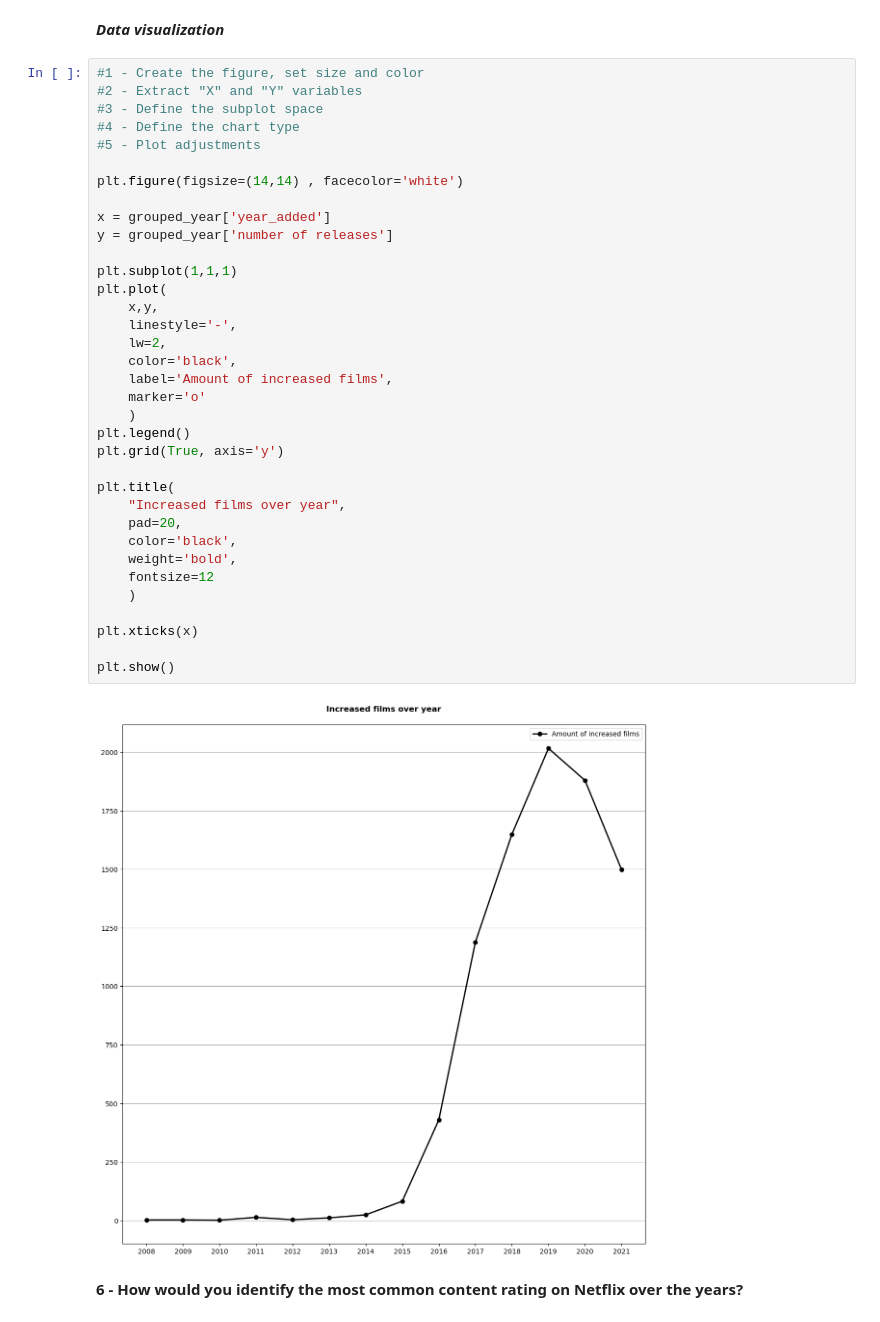
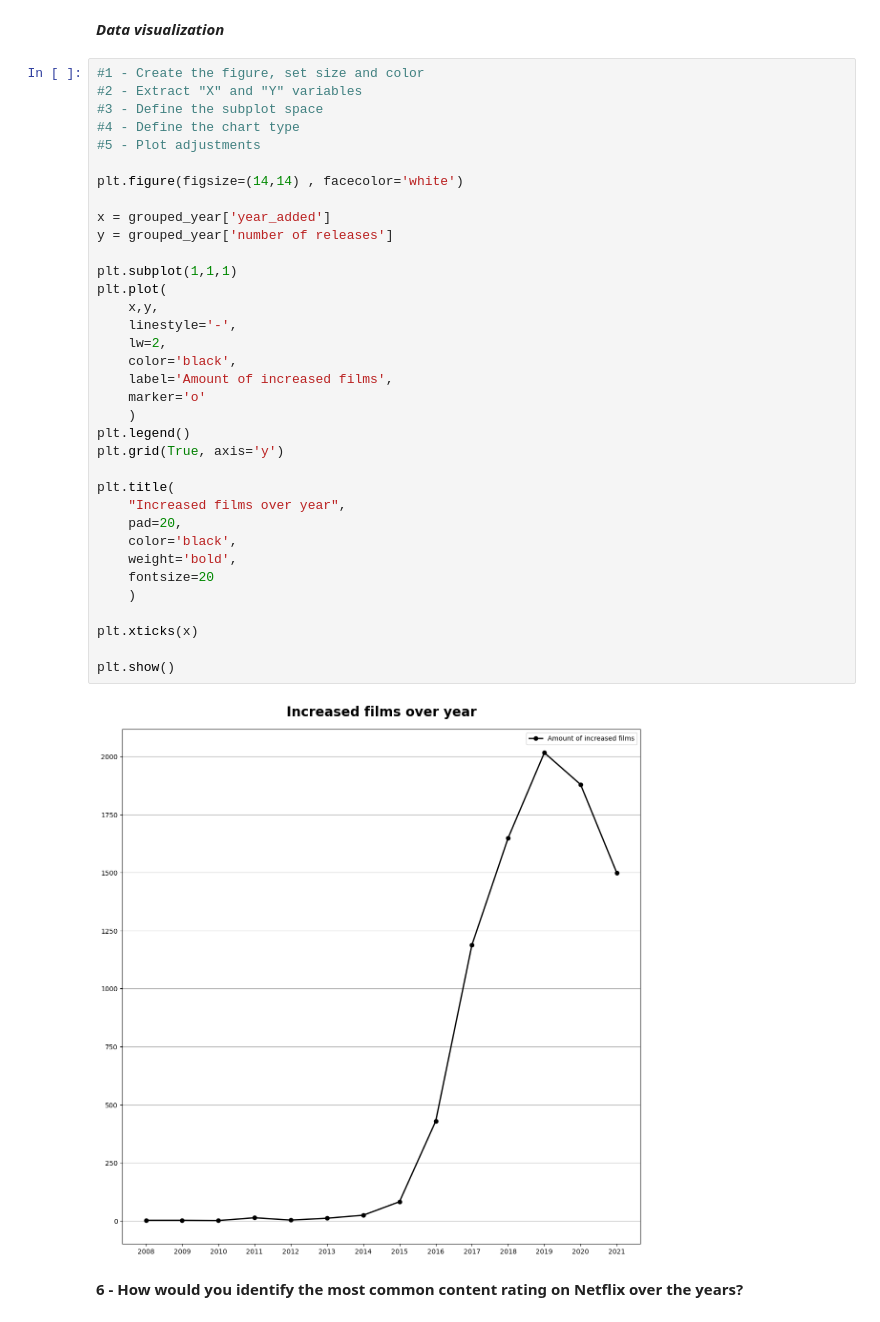
Before and after one commit to devWeb-JP18/bi-data-ai-portfolio, a Jupyter notebook: projects_data_analysis_and_BI/netflix/app.ipynb, the cells around one changed output. Saved outputs shown, nothing was run; the diff lists cells and outputs as text.

Commit message:
data_visualization_netflix

```diff
--- a/projects_data_analysis_and_BI/netflix/app.ipynb
+++ b/projects_data_analysis_and_BI/netflix/app.ipynb
@@ -370,35 +370,35 @@ grouped_year
 #5 - Plot adjustments
 
 plt.figure(figsize=(14,14) , facecolor='white')
 
 x = grouped_year['year_added']
 y = grouped_year['number of releases']
 
 plt.subplot(1,1,1)
 plt.plot(
     x,y,
     linestyle='-',
     lw=2,
     color='black',
     label='Amount of increased films',
     marker='o'
     )
 plt.legend()
 plt.grid(True, axis='y')
 
 plt.title(
     "Increased films over year",
     pad=20,
     color='black',
     weight='bold',
-    fontsize=12
+    fontsize=20
     )
 
 plt.xticks(x)
 
 plt.show()
 # %% [output]
-[figure, old version]
+[figure, new version]
 # %% [markdown]
 **6 - How would you identify the most common content rating on Netflix over the years?**
 # %%
```
Also changed, not shown: parts of 1 cell of this notebook, 1 other file.
